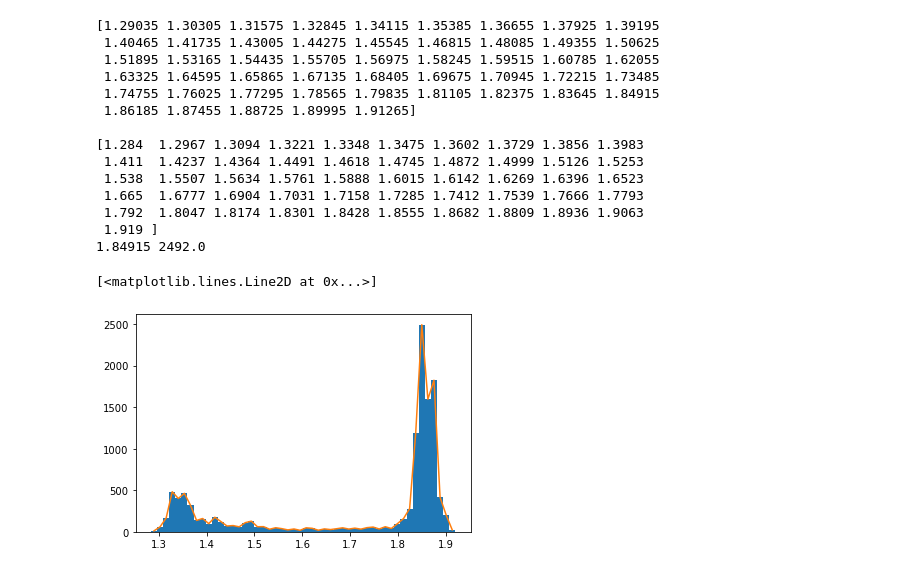
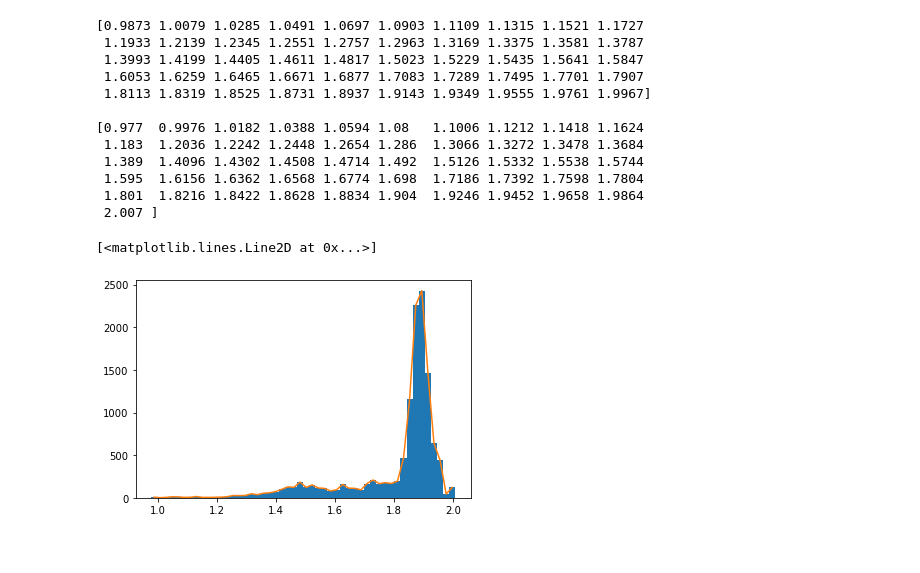
Before and after one commit to AlessandroLovo/T-junction, a Jupyter notebook: T-data/testing/soglie.ipynb, the cells around one changed output. Saved outputs shown, nothing was run; the diff lists cells and outputs as text; code cells hidden in the pictures.

```diff
--- a/T-data/testing/soglie.ipynb
+++ b/T-data/testing/soglie.ipynb
@@ -8,7 +8,7 @@ sig2=[]
 t = []
 i=0
 
-with open('12-11/B-ol10-aq30-pause10.csv') as data:
+with open('12-11/B-ol5-aq35-pause10.csv') as data:
     for sig in csv.reader(data, delimiter='	'):
         #print(sig)
         sig[0] = sig[0].replace('.','').replace(',','.')
@@ -32,38 +32,31 @@ plt.show()
 # %%
 #histogram plot
 nbins =50
 plt.figure()
 freq,bins,p = plt.hist(sig1, nbins)
 
-
 x = 0.5 *(bins[:-1] + bins[1:])
 print(x,'\n')
 print(bins)
-x_max1 = x[np.argmax(freq)]
-max_freq1 = np.max(freq)
-
-print(x_max1, max_freq1)
 
 plt.plot(x,freq)
 #plt.plot([x_max1]*2,[0,max_freq1],color='black')
 # plt.plot([x_max2]*2,[0,max_freq2],color='black')
 # %% [output]
-[1.29035 1.30305 1.31575 1.32845 1.34115 1.35385 1.36655 1.37925 1.39195
- 1.40465 1.41735 1.43005 1.44275 1.45545 1.46815 1.48085 1.49355 1.50625
- 1.51895 1.53165 1.54435 1.55705 1.56975 1.58245 1.59515 1.60785 1.62055
- 1.63325 1.64595 1.65865 1.67135 1.68405 1.69675 1.70945 1.72215 1.73485
- 1.74755 1.76025 1.77295 1.78565 1.79835 1.81105 1.82375 1.83645 1.84915
- 1.86185 1.87455 1.88725 1.89995 1.91265]
+[0.9873 1.0079 1.0285 1.0491 1.0697 1.0903 1.1109 1.1315 1.1521 1.1727
+ 1.1933 1.2139 1.2345 1.2551 1.2757 1.2963 1.3169 1.3375 1.3581 1.3787
+ 1.3993 1.4199 1.4405 1.4611 1.4817 1.5023 1.5229 1.5435 1.5641 1.5847
+ 1.6053 1.6259 1.6465 1.6671 1.6877 1.7083 1.7289 1.7495 1.7701 1.7907
+ 1.8113 1.8319 1.8525 1.8731 1.8937 1.9143 1.9349 1.9555 1.9761 1.9967]
 
-[1.284  1.2967 1.3094 1.3221 1.3348 1.3475 1.3602 1.3729 1.3856 1.3983
- 1.411  1.4237 1.4364 1.4491 1.4618 1.4745 1.4872 1.4999 1.5126 1.5253
- 1.538  1.5507 1.5634 1.5761 1.5888 1.6015 1.6142 1.6269 1.6396 1.6523
- 1.665  1.6777 1.6904 1.7031 1.7158 1.7285 1.7412 1.7539 1.7666 1.7793
- 1.792  1.8047 1.8174 1.8301 1.8428 1.8555 1.8682 1.8809 1.8936 1.9063
- 1.919 ]
-1.84915 2492.0
+[0.977  0.9976 1.0182 1.0388 1.0594 1.08   1.1006 1.1212 1.1418 1.1624
+ 1.183  1.2036 1.2242 1.2448 1.2654 1.286  1.3066 1.3272 1.3478 1.3684
+ 1.389  1.4096 1.4302 1.4508 1.4714 1.492  1.5126 1.5332 1.5538 1.5744
+ 1.595  1.6156 1.6362 1.6568 1.6774 1.698  1.7186 1.7392 1.7598 1.7804
+ 1.801  1.8216 1.8422 1.8628 1.8834 1.904  1.9246 1.9452 1.9658 1.9864
+ 2.007 ]
 [<matplotlib.lines.Line2D at 0x...>]
-[figure, old version]
+[figure, new version]
 # %%
 #histogram fit
 
```
Also changed, not shown: parts of 10 cells of this notebook.
